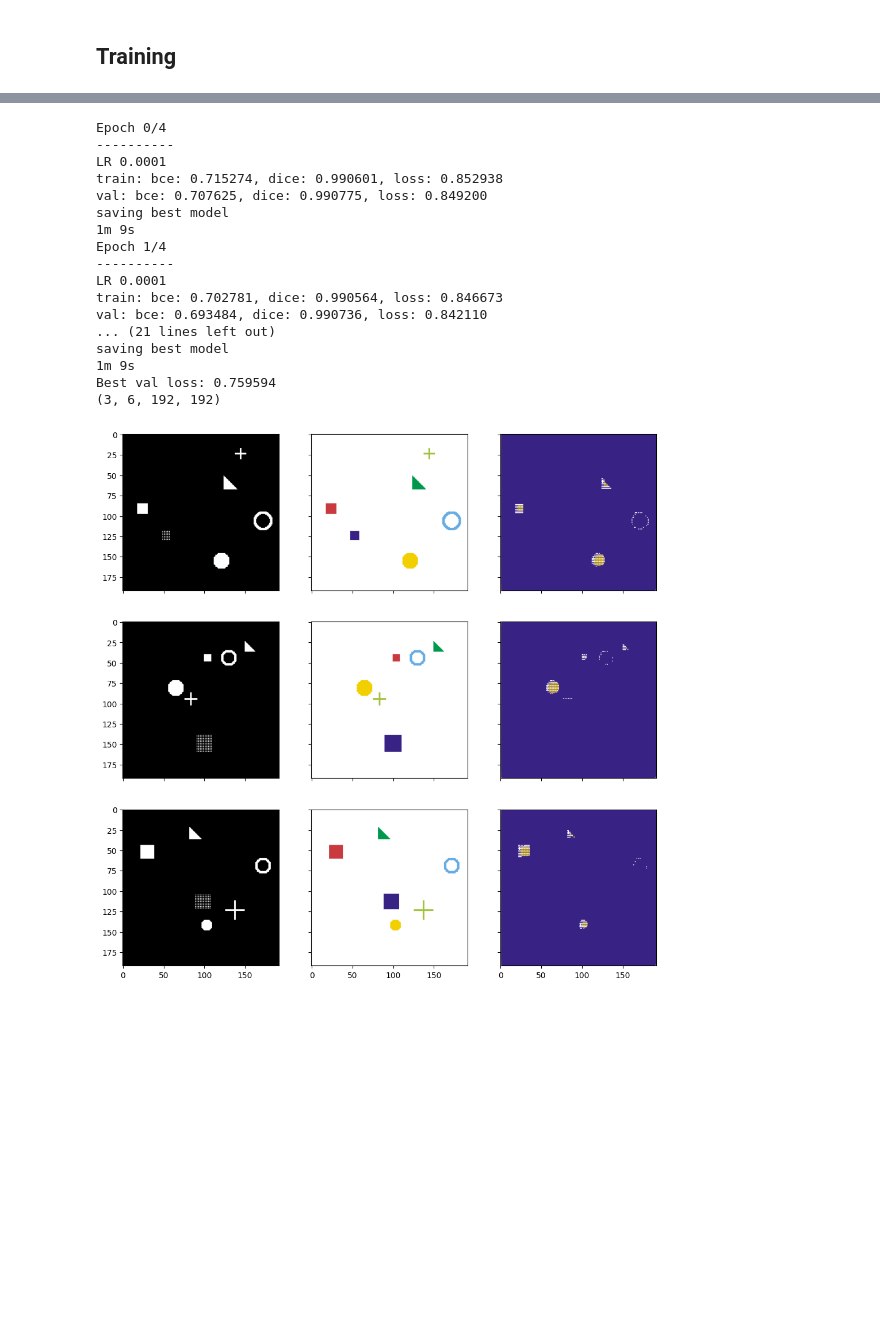
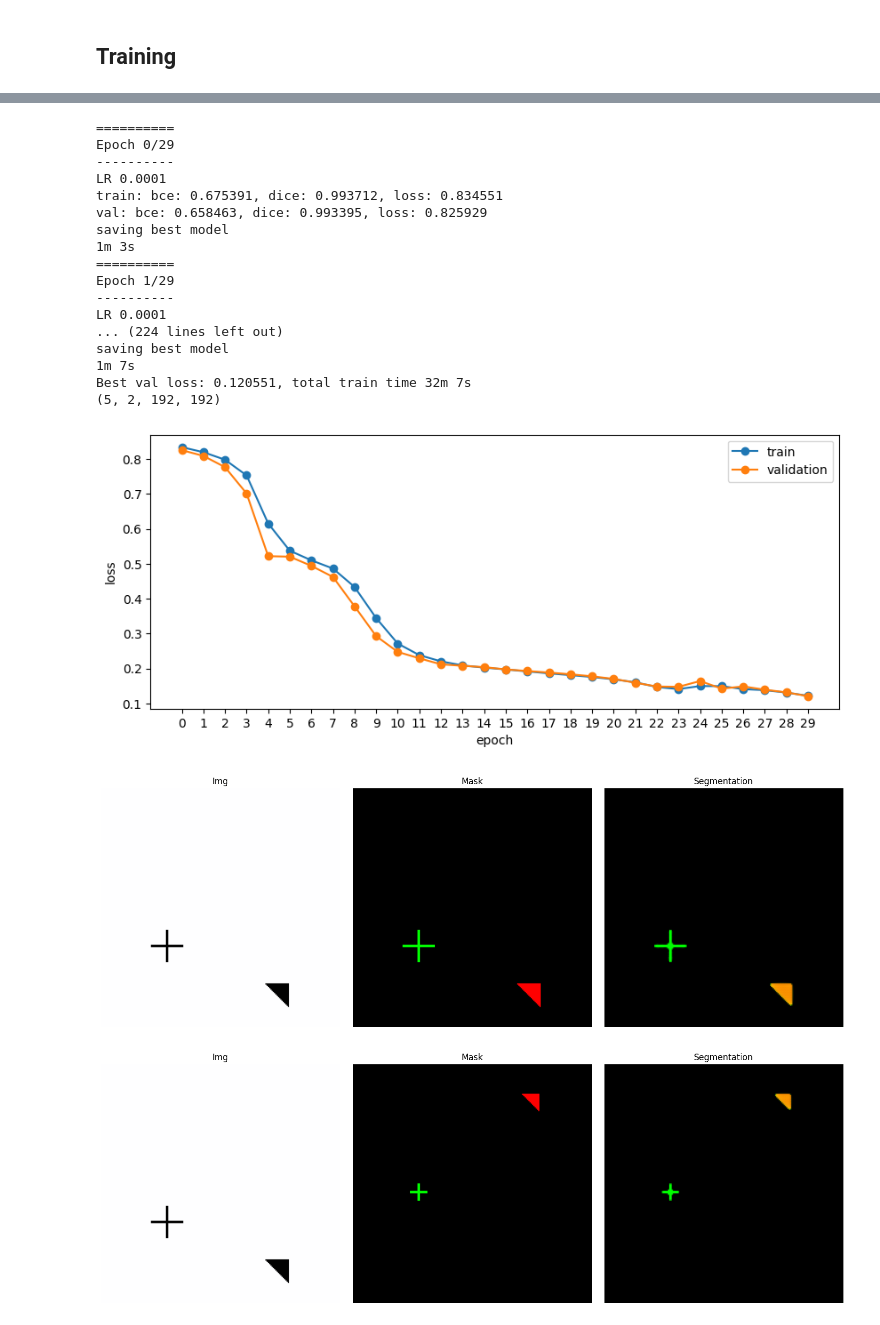
Before and after one commit to wisstock/DEMO, a Jupyter notebook: unet_demo.ipynb, the cells around one changed output, grey strips where cells are left out. Cells and saved outputs as stored; diff of their text form; code cells hidden in the pictures; blank space fills up the shorter version.

Commit message:
3.08.2024: new UNet demo API

```diff
--- a/unet_demo.ipynb
+++ b/unet_demo.ipynb
@@ -521,24 +522,3 @@ def run(UNet):
     pred_rgb = [masks_to_colorimg(x) for x in pred]
 
     plot_side_by_side([input_images_rgb, target_masks_rgb, pred_rgb])
-# %%
-run(UNet=UNet)
-# %% [output]
-Epoch 0/4
-----------
-LR 0.0001
-train: bce: 0.715274, dice: 0.990601, loss: 0.852938
-val: bce: 0.707625, dice: 0.990775, loss: 0.849200
-saving best model
-1m 9s
-Epoch 1/4
-----------
-LR 0.0001
-train: bce: 0.702781, dice: 0.990564, loss: 0.846673
-val: bce: 0.693484, dice: 0.990736, loss: 0.842110
-... (21 lines left out)
-saving best model
-1m 9s
-Best val loss: 0.759594
-(3, 6, 192, 192)
-[figure, removed]
@@ -544,0 +621,25 @@ Best val loss: 0.759594
+# %%
+demo_train = TrainRun(UNet, n_epoch=30, n_class=3)
+demo_train.exexute_train()
+demo_train.execute_test(test_set_size=5)
+# %% [output]
+==========
+Epoch 0/29
+----------
+LR 0.0001
+train: bce: 0.675391, dice: 0.993712, loss: 0.834551
+val: bce: 0.658463, dice: 0.993395, loss: 0.825929
+saving best model
+1m 3s
+==========
+Epoch 1/29
+----------
+LR 0.0001
+... (224 lines left out)
+saving best model
+1m 7s
+Best val loss: 0.120551, total train time 32m 7s
+(5, 2, 192, 192)
+[figure, added]
+[figure, added]
+[figure, added]
```
Also changed, not shown: parts of 17 cells of this notebook.
